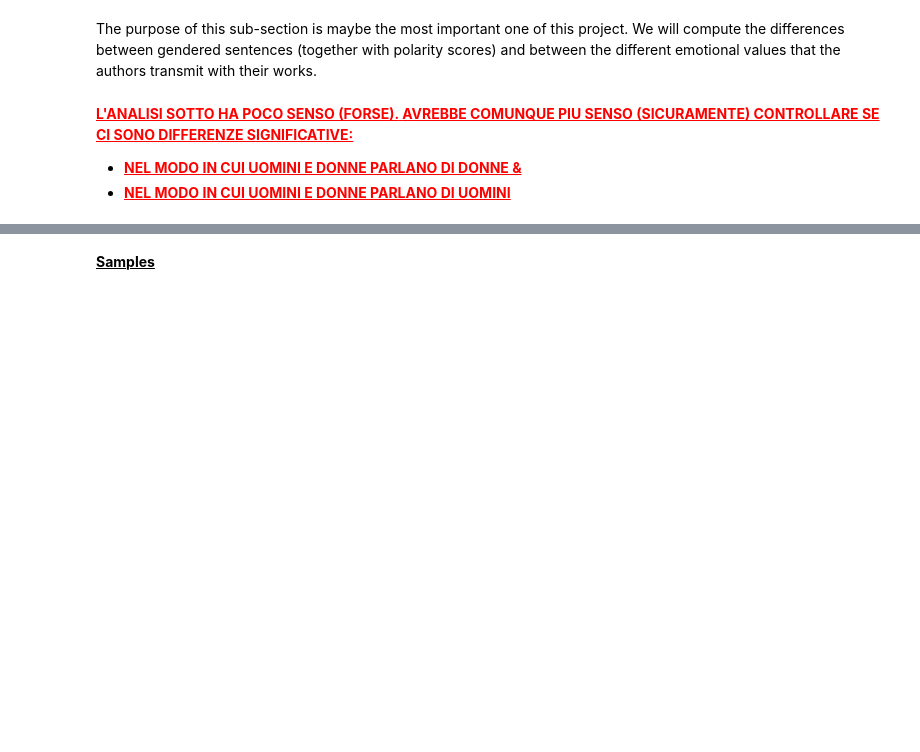
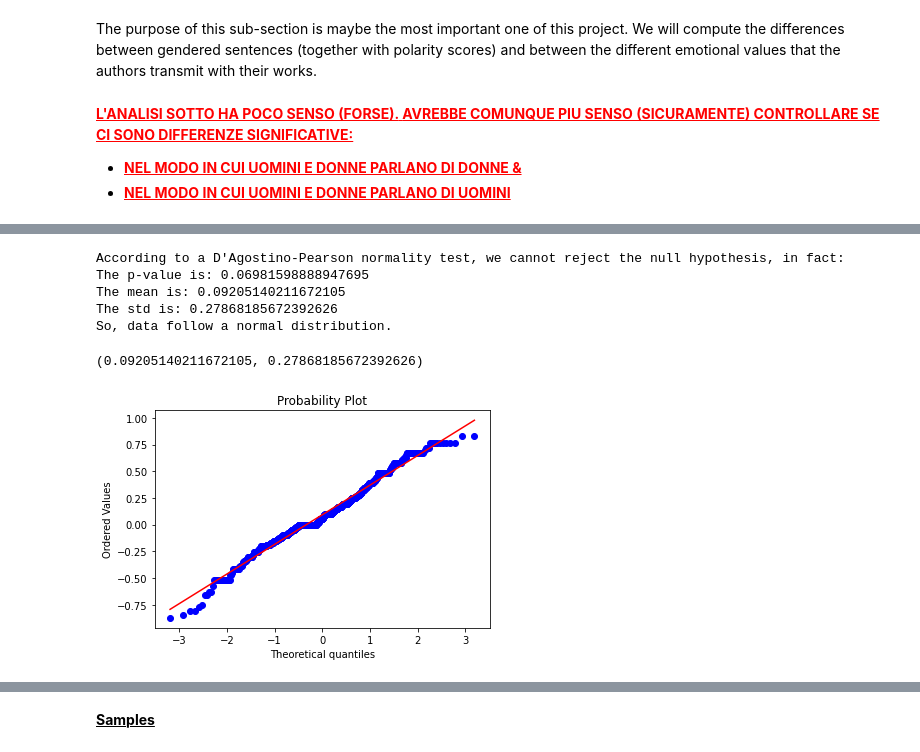
Before and after one commit to gobbykid/corpora_analytics, a Jupyter notebook: analytics.ipynb, the cells around one changed output, grey strips where cells are left out. Saved outputs shown, nothing was run; the diff lists cells and outputs as text; code cells hidden in the pictures; blank space fills up the shorter version.

```diff
--- a/analytics.ipynb
+++ b/analytics.ipynb
@@ -1494,0 +1517,10 @@ AVREBBE COMUNQUE PIU SENSO (SICURAMENTE) CONTROLLARE SE CI SONO DIFFERENZE SIGNI
+# %%
+check_distribution(m_m_sample)
+# %% [output]
+According to a D'Agostino-Pearson normality test, we cannot reject the null hypothesis, in fact:
+The p-value is: 0.06981598888947695
+The mean is: 0.09205140211672105
+The std is: 0.27868185672392626
+So, data follow a normal distribution.
+(0.09205140211672105, 0.27868185672392626)
+[figure, added]
```
Also changed, not shown: parts of 68 cells of this notebook, 2 other files.
